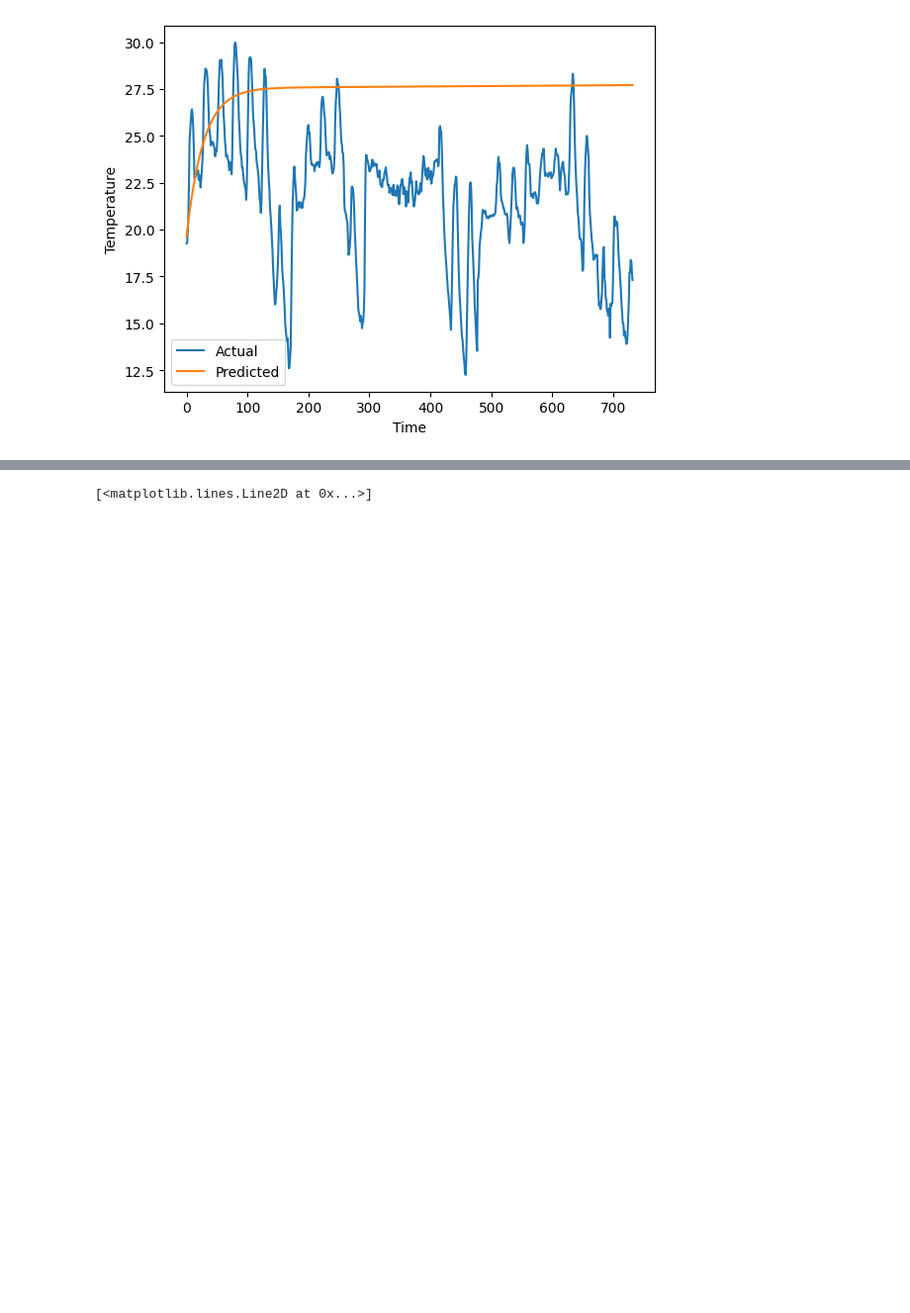
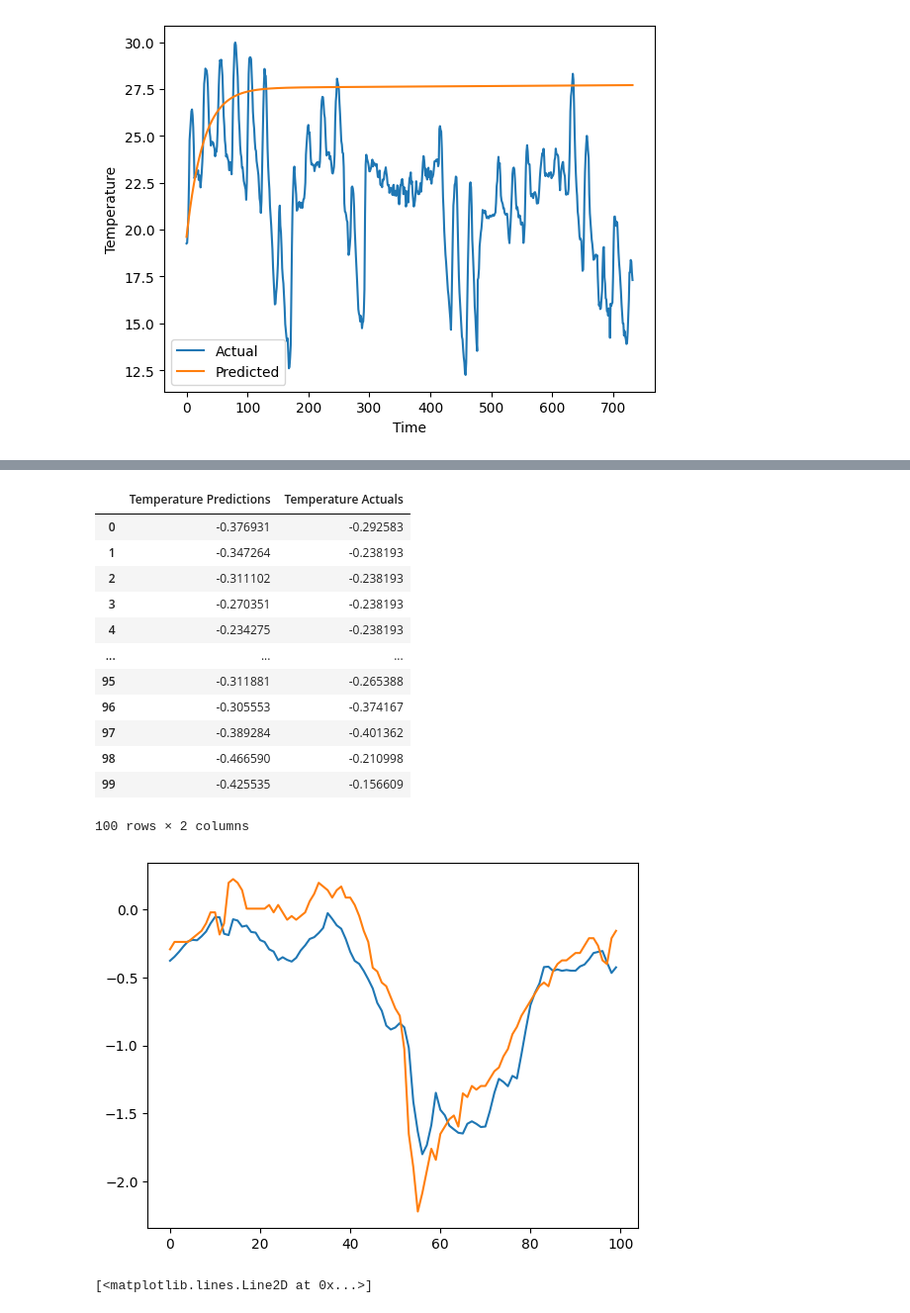
Before and after one commit to njnjfnj/Weather_Predictor, a Jupyter notebook: EDA/EDA.ipynb, the cells around one changed output, grey strips where cells are left out. Shown at 99% size. Saved outputs shown, nothing was run; the diff lists cells and outputs as text; code cells hidden in the pictures; blank space fills up the shorter version.

Commit message:
create multivariable LSTM model

```diff
--- a/EDA/EDA.ipynb
+++ b/EDA/EDA.ipynb
@@ -278,8 +420,8 @@ Trainable params: 17425 (68.07 KB)
 Non-trainable params: 0 (0.00 Byte)
 _________________________________________________________________
 # %%
-cp1 = ModelCheckpoint('temp/', save_best_only=True)
+cp1 = ModelCheckpoint('weather/', save_best_only=True)
 model1.compile(loss=MeanSquaredError(), optimizer=Adam(learning_rate=0.0001), metrics=[RootMeanSquaredError()])
 # %%
-model1.fit(X_train, y_train, validation_data=(X_val, y_val), epochs=10, callbacks=[cp1])
+model1.fit(X_train, y_train, validation_data=(X_val, y_val), epochs=8, callbacks=[cp1])
 # %% [output]
@@ -304,3 +446,4 @@ INFO:tensorflow:Assets written to: temp/assets
 # %%
 from tensorflow.keras.models import load_model
-model1 = load_model('temp/')
+import matplotlib.pyplot as plt
+weather_model = load_model('weather/')
@@ -325,0 +450,14 @@ train_results
+# %%
+def plot_predictions(model, X, y, start=0, end=100):
+  predictions = model.predict(X)
+  temp_preds = predictions[:, 0]
+  temp_actuals = y[:, 0]
+  df = pd.DataFrame(data={'Temperature Predictions': temp_preds,
+                          'Temperature Actuals':temp_actuals,
+                          })
+  plt.plot(df['Temperature Predictions'][start:end])
+  plt.plot(df['Temperature Actuals'][start:end])
+  return df[start:end]
+# %%
+plot_predictions(weather_model, X_train, y_train)
+# %% [output]
@@ -326,3 +465,17 @@ train_results
+|  | Temperature Predictions | Temperature Actuals |
+| 0 | -0.376931 | -0.292583 |
+| 1 | -0.347264 | -0.238193 |
+| 2 | -0.311102 | -0.238193 |
+| 3 | -0.270351 | -0.238193 |
+| 4 | -0.234275 | -0.238193 |
+| ... | ... | ... |
+| 95 | -0.311881 | -0.265388 |
+| 96 | -0.305553 | -0.374167 |
+| 97 | -0.389284 | -0.401362 |
+| 98 | -0.466590 | -0.210998 |
+| 99 | -0.425535 | -0.156609 |
+100 rows × 2 columns
+[figure, added]
 # %%
 import matplotlib.pyplot as plt
 plt.plot(train_results['Train Predictions'][50:100])
```
Also changed, not shown: parts of 25 cells of this notebook.
